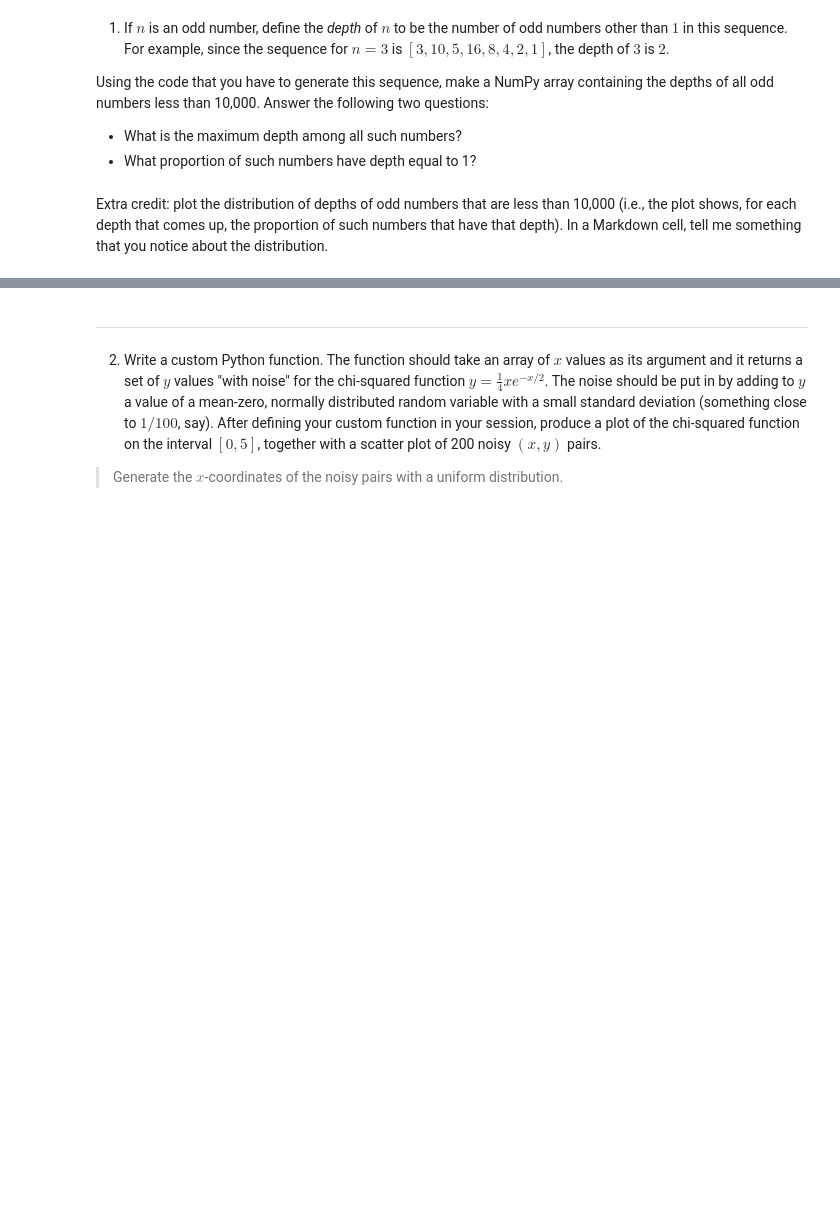
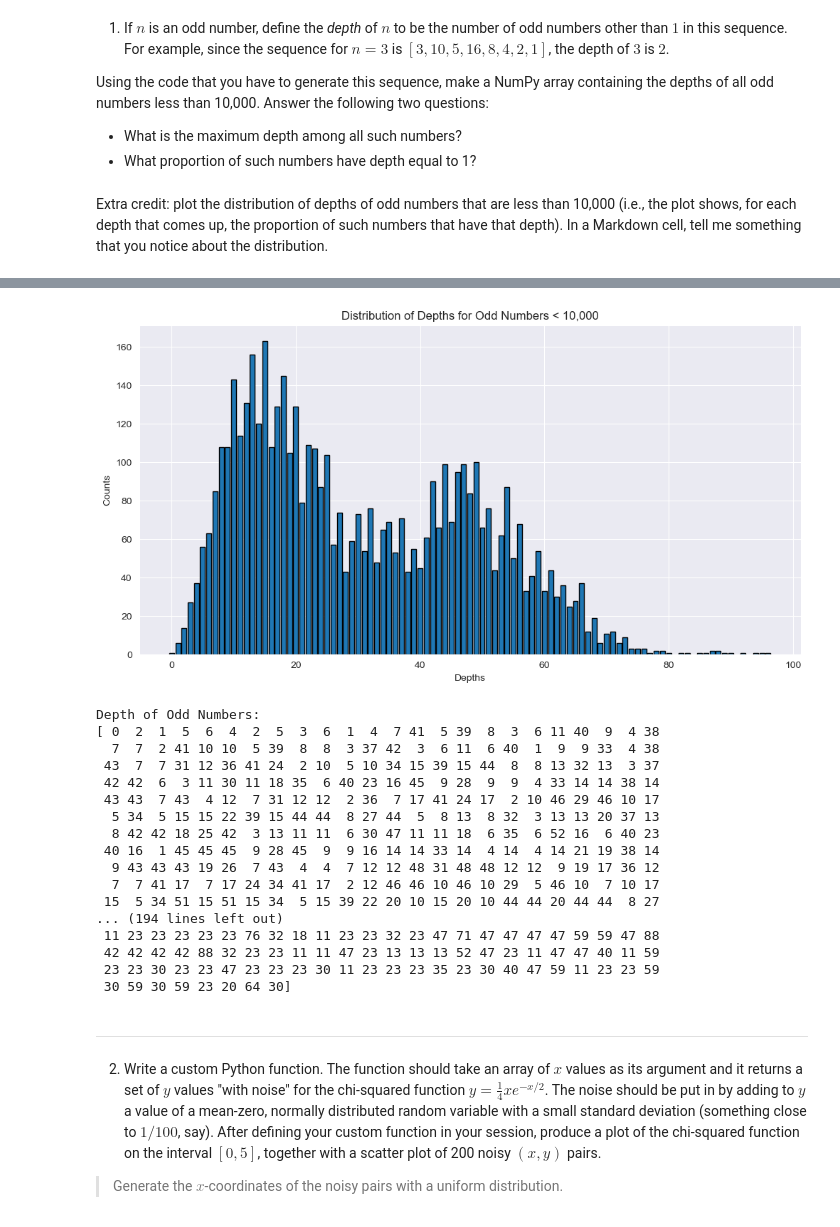
Before and after one commit to Romerico234/Machine-Learning, a Jupyter notebook: homework/assignment1/Assignment1.ipynb, the cells around one changed output, grey strips where cells are left out. Cells and saved outputs as stored; diff of their text form; code cells hidden in the pictures; blank space fills up the shorter version.

```diff
--- a/homework/assignment1/Assignment1.ipynb
+++ b/homework/assignment1/Assignment1.ipynb
@@ -68,3 +44,51 @@ if __name__ == "__main__":
+# %%
+def distribution_of_depths(depths: list):
+    # Using knowledge of data structures (dictionary)
+    unique_depths = sorted(set(depths))
+    proportions = {}
+
+    for unique_depth in unique_depths:
+        proportions[unique_depth] = depths.count(unique_depth)
+
+    depth_values = list(proportions.keys())
+    counts = list(proportions.values())
+
+    plt.figure(figsize=(12, 6))
+
+    # Why I used plt.bar() over plt.hist() -> https://stackoverflow.com/questions/32541659/plotting-histogram-with-given-x-and-y-values
+    plt.bar(depth_values, counts, edgecolor='black')
+
+    plt.xlabel("Depths")
+    plt.ylabel("Counts")
+    plt.title("Distribution of Depths for Odd Numbers < 10,000")
+
+    plt.show()
+# %%
+if __name__ == "__main__":
+    arr = []
+    depth_of_odd_nums(arr)
+    distribution_of_depths(arr)
+    arr = np.array(arr)
+    print(f"Depth of Odd Numbers:\n{arr}")
+# %% [output]
+[figure, added]
+Depth of Odd Numbers:
+[ 0  2  1  5  6  4  2  5  3  6  1  4  7 41  5 39  8  3  6 11 40  9  4 38
+  7  7  2 41 10 10  5 39  8  8  3 37 42  3  6 11  6 40  1  9  9 33  4 38
+ 43  7  7 31 12 36 41 24  2 10  5 10 34 15 39 15 44  8  8 13 32 13  3 37
+ 42 42  6  3 11 30 11 18 35  6 40 23 16 45  9 28  9  9  4 33 14 14 38 14
+ 43 43  7 43  4 12  7 31 12 12  2 36  7 17 41 24 17  2 10 46 29 46 10 17
+  5 34  5 15 15 22 39 15 44 44  8 27 44  5  8 13  8 32  3 13 13 20 37 13
+  8 42 42 18 25 42  3 13 11 11  6 30 47 11 11 18  6 35  6 52 16  6 40 23
+ 40 16  1 45 45 45  9 28 45  9  9 16 14 14 33 14  4 14  4 14 21 19 38 14
+  9 43 43 43 19 26  7 43  4  4  7 12 12 48 31 48 48 12 12  9 19 17 36 12
+  7  7 41 17  7 17 24 34 41 17  2 12 46 46 10 46 10 29  5 46 10  7 10 17
+ 15  5 34 51 15 51 15 34  5 15 39 22 20 10 15 20 10 44 44 20 44 44  8 27
+... (194 lines left out)
+ 11 23 23 23 23 23 76 32 18 11 23 23 32 23 47 71 47 47 47 47 59 59 47 88
+ 42 42 42 42 88 32 23 23 11 11 47 23 13 13 13 52 47 23 11 47 47 40 11 59
+ 23 23 30 23 23 47 23 23 23 30 11 23 23 23 35 23 30 40 47 59 11 23 23 59
+ 30 59 30 59 23 20 64 30]
 # %% [markdown]
 ---
 # %% [markdown]
```
Also changed, not shown: parts of 12 cells of this notebook.
